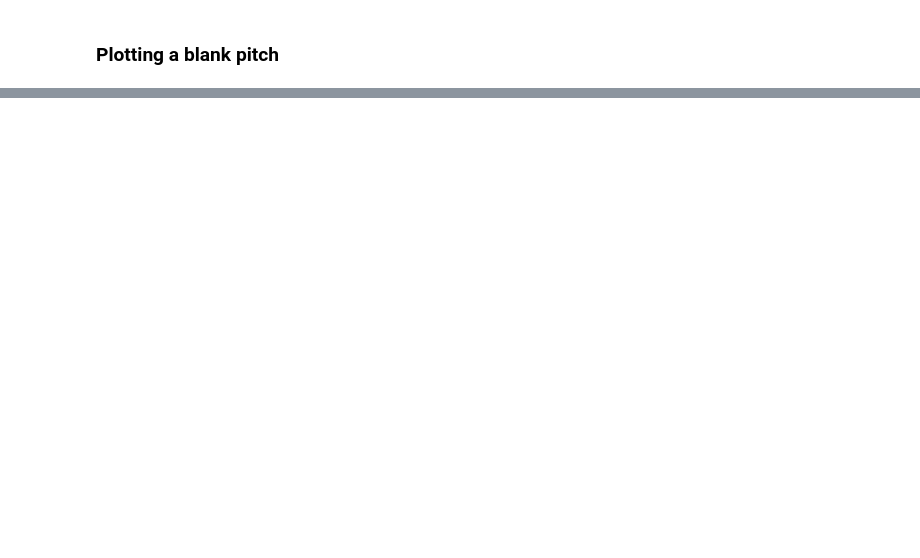
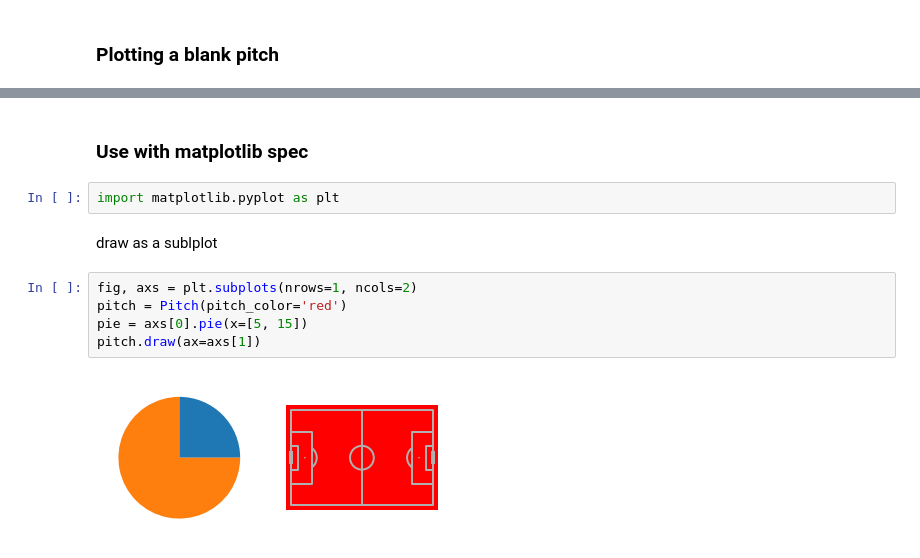
Before and after one commit to chikoungoun/Football, a Jupyter notebook: MPL Soccer/MPL Soccer intro.ipynb, the cells around one changed output, grey strips where cells are left out. Saved outputs shown, nothing was run; the diff lists cells and outputs as text; blank space fills up the shorter version.

Commit message:
draw with matpltlib subplots

```diff
--- a/MPL Soccer/MPL Soccer intro.ipynb
+++ b/MPL Soccer/MPL Soccer intro.ipynb
@@ -7,2 +7,15 @@ fig, ax = pitch.draw()
 # %% [output]
 [figure]
+# %% [markdown]
+### Use with matplotlib spec
+# %%
+import matplotlib.pyplot as plt
+# %% [markdown]
+draw as a sublplot
+# %%
+fig, axs = plt.subplots(nrows=1, ncols=2)
+pitch = Pitch(pitch_color='red')
+pie = axs[0].pie(x=[5, 15])
+pitch.draw(ax=axs[1])
+# %% [output]
+[figure, added]
```
Also changed, not shown: parts of 1 cell of this notebook.
